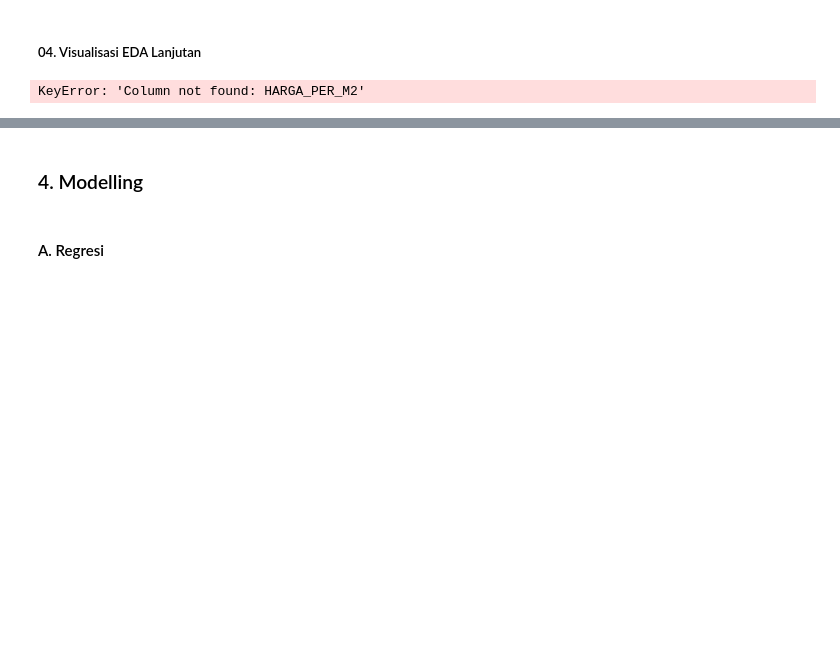
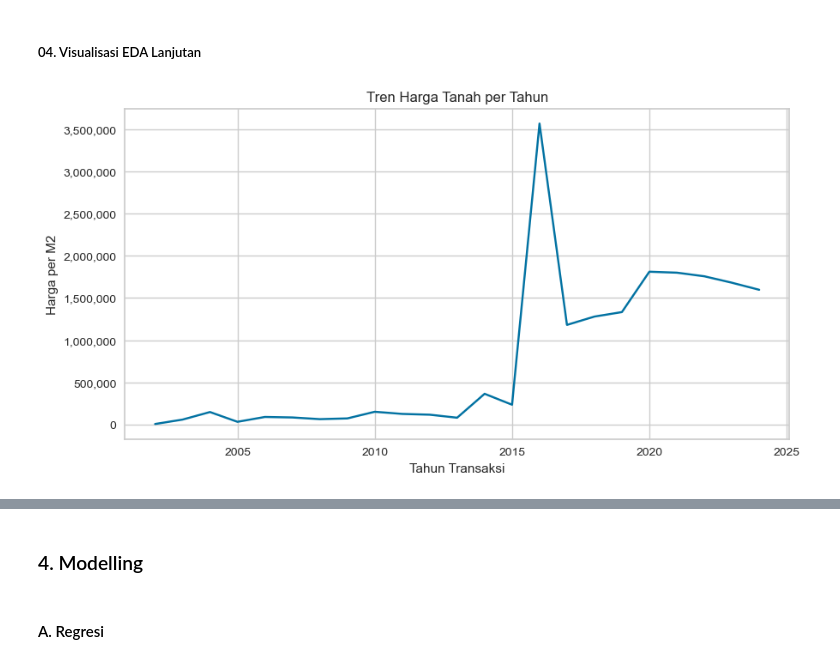
Before and after one commit to gopaspsb/MLFlow, a Jupyter notebook: Kelompok 2_PHTB.ipynb, the cells around one changed output, grey strips where cells are left out. Drawn from its saved outputs; the diff is of its cells as text; code cells hidden in the pictures; blank space fills up the shorter version.

```diff
--- a/Kelompok 2_PHTB.ipynb
+++ b/Kelompok 2_PHTB.ipynb
@@ -568,15 +568,15 @@ df_parquet["AKTIVITAS_WILAYAH"] = df_parquet["KPP_LOKASI_OBJEK"].map(transaksi_w
 # %%
 # Tren Harga Tanah per Tahun - 1
 
 harga_tahun = df_parquet.groupby("TAHUN_TRANSAKSI")["HARGA_PER_M2"].median().sort_index(ascending=False)
 harga_tahun.plot(figsize=(10, 5))
 plt.title("Tren Harga Tanah per Tahun")
 plt.xlabel("Tahun Transaksi")
-plt.ylabel("Harga per m2")
+plt.ylabel("Harga per M2")
 plt.gca().yaxis.set_major_formatter(plt.FuncFormatter(lambda x, loc: "{:,}".format(int(x))))
 plt.show()
 # %% [output]
-KeyError: 'Column not found: HARGA_PER_M2'
+[figure, added]
 # %%
 # Tren Harga Tanah per Tahun - 2 (Utk melihat di quantile berapa transaksi besar terjadi sehingga terjadi lonjakan ekstrem di sekitar tahun 2016)
 
```
Also changed, not shown: parts of 19 cells of this notebook, 3 other files.
